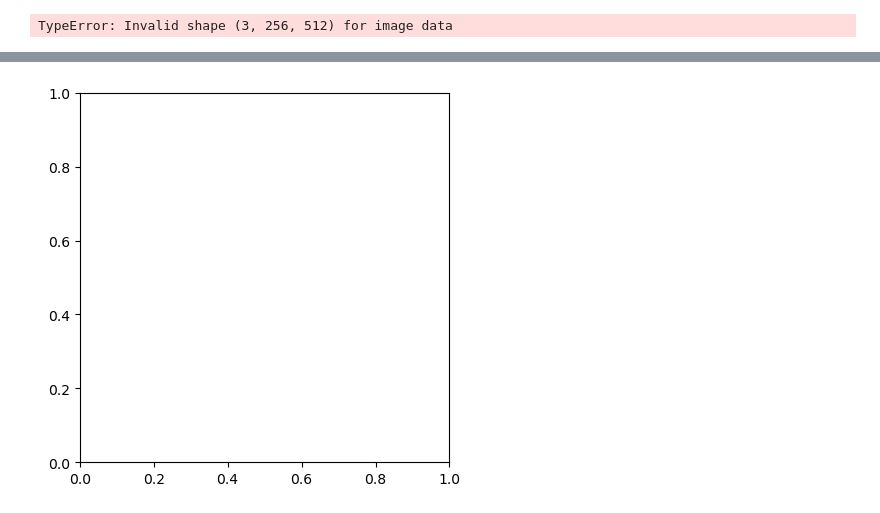
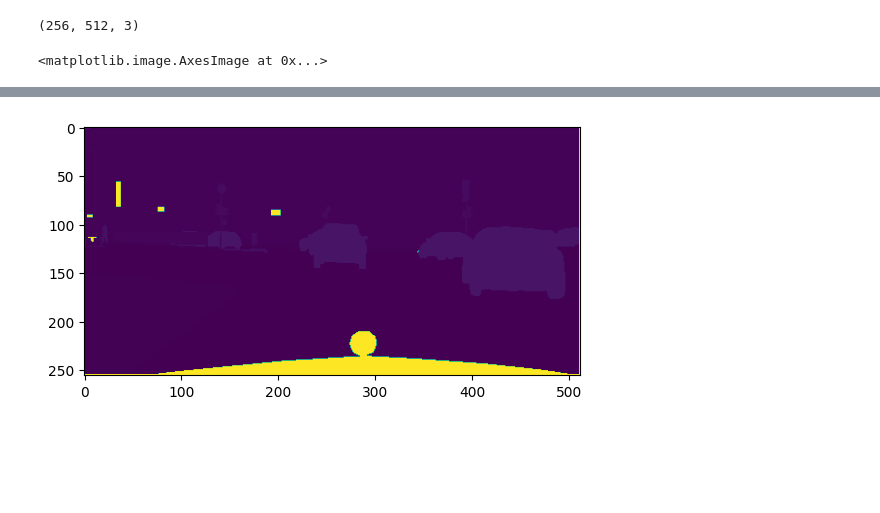
Before and after one commit to davrikn/semantic_segmentation, a Jupyter notebook: dataviz.ipynb, the cells around one changed output, grey strips where cells are left out. Saved outputs shown, nothing was run; the diff lists cells and outputs as text; code cells hidden in the pictures; blank space fills up the shorter version.

```diff
--- a/dataviz.ipynb
+++ b/dataviz.ipynb
@@ -1,13 +1,19 @@
 # %%
 import matplotlib.pyplot as plt
-from train import load_labels, load_images
-from utils import augment_pair
+from utils import augment_pairs, load_labels, imgroot, labelroot
 from PIL import Image
+import numpy as np
+from PIL import ImageFilter
+
+def load_images(image_names, validation=False, filter=ImageFilter.GaussianBlur(2)):
+    return np.array([np.array(Image.open(f"{imgroot if not validation else val_imgroot}/{x}").filter(filter)) for x in image_names])
+
 
 img = load_images(["aachen_000003_000019.png"])[0]
 lab = load_labels(["aachen_000003_000019.png"])[0]
-
+print(img.shape)
 Image.fromarray(img, "RGB").show()
-plt.plot(lab)
+plt.imshow(lab)
 # %% [output]
-TypeError: Invalid shape (3, 256, 512) for image data
+(256, 512, 3)
+<matplotlib.image.AxesImage at 0x...>
@@ -14,2 +21,2 @@ TypeError: Invalid shape (3, 256, 512) for image data
-[figure, old version]
+[figure, new version]
 # %%
```
Also changed, not shown: parts of 2 cells of this notebook, 4 other files.
